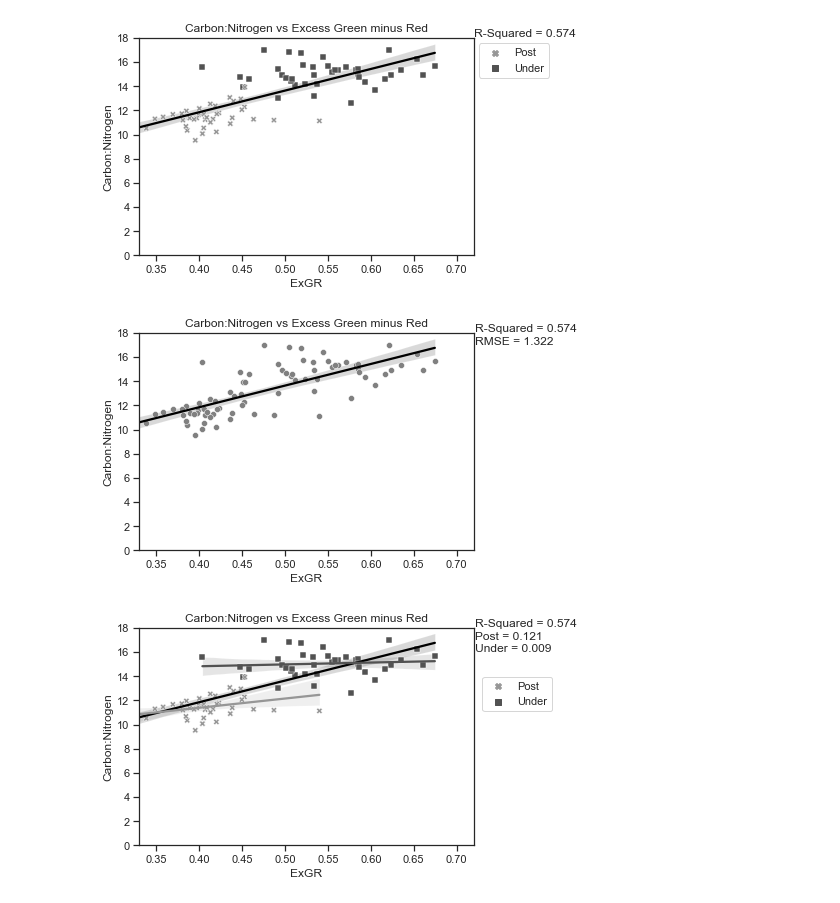
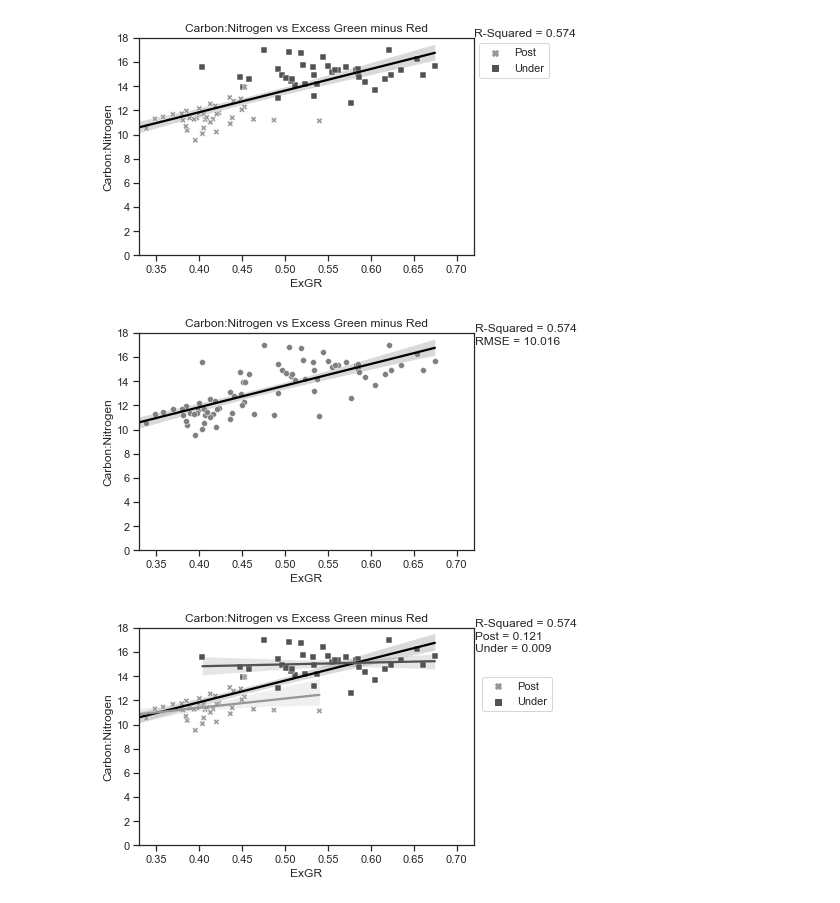
Before and after one commit to LRosen656/USDA_GEMS_TASK1, a Jupyter notebook: 6.0_Plot_Oat_Results.ipynb, the cells around one changed output. Cells and saved outputs as stored; diff of their text form; code cells hidden in the pictures.

```diff
--- a/6.0_Plot_Oat_Results.ipynb
+++ b/6.0_Plot_Oat_Results.ipynb
@@ -815,14 +833,15 @@ plt.savefig(graph_out + "Nitrogen_GLI", bbox_inches = "tight", dpi = 300)
 ## Nitrogen vs GLI
 summary = stats.linregress(Harvest["GLI_Avg_Vegetation"], Harvest["Nitrogen"])
 Correlation.append("Nitrogen_GLI")
+P_Value.append(summary.pvalue)
 R_Squared.append(summary.rvalue**2)
-RMSE.append(np.sqrt(summary.stderr))
-
+RMSE.append(rmse(Harvest["GLI_Avg_Vegetation"], Harvest["Nitrogen"], summary))
+Slope.append(summary.slope)
 
 sns.set_theme(style ="ticks")
 line = sns.regplot(x = "GLI_Avg_Vegetation", y = "Nitrogen", data = Harvest, scatter = False, color = "black")  ## TrendLine
 line.text(.386, 5.1, "R-Squared = " + "{:.3f}".format(summary.rvalue**2)) ## R-Squared
-line.text(.386, 4.8, "RMSE = " + "{:.2f}".format(np.sqrt(summary.stderr))) ## RMSE
+line.text(.386, 4.8, "RMSE = " + "{:.2f}".format(rmse(Harvest["GLI_Avg_Vegetation"], Harvest["Nitrogen"], summary))) ## RMSE
 ax = sns.scatterplot(x = "GLI_Avg_Vegetation", y = "Nitrogen", data = Harvest, color = "Grey")
 ax.set(xlabel = "GLI", ylabel = "Nitrogen (Percent by Biomass)",
        xlim = (0.2, 0.38), ylim = (0,5),
@@ -879,14 +898,15 @@ plt.savefig(graph_out + "Nitrogen_VARI", bbox_inches = "tight", dpi = 300)
 ## Nitrogen vs VARI
 summary = stats.linregress(Harvest["VARI_Avg_Vegetation"], Harvest["Nitrogen"])
 Correlation.append("Nitrogen_VARI")
+P_Value.append(summary.pvalue)
 R_Squared.append(summary.rvalue**2)
-RMSE.append(np.sqrt(summary.stderr))
-
+RMSE.append(rmse(Harvest["VARI_Avg_Vegetation"], Harvest["Nitrogen"], summary))
+Slope.append(summary.slope)
 
 sns.set_theme(style ="ticks")
 line = sns.regplot(x = "VARI_Avg_Vegetation", y = "Nitrogen", data = Harvest, scatter = False, color = "black") ## TrendLine
 line.text(.355, 5.1, "R-Squared = " + "{:.3f}".format(summary.rvalue**2)) ## R-Squared
-line.text(.355, 4.8, "RMSE = " + "{:.2f}".format(np.sqrt(summary.stderr))) ## RMSE
+line.text(.355, 4.8, "RMSE = " + "{:.2f}".format(rmse(Harvest["VARI_Avg_Vegetation"], Harvest["Nitrogen"], summary))) ## RMSE
 ax = sns.scatterplot(x = "VARI_Avg_Vegetation", y = "Nitrogen", data = Harvest, color = "Grey")
 ax.set(xlabel = "VARI", ylabel = "Nitrogen (Percent by Biomass)",
        xlim = (0.15, 0.35), ylim  =(0,5),
@@ -949,14 +969,16 @@ plt.savefig(graph_out + "CN_Greenness", bbox_inches = "tight", dpi = 300)
 ## Carbon:NItrogen vs Greenness
 summary = stats.linregress(Harvest["Green_Avg_Vegetation"], Harvest["Carbon_Nitrogen"])
 Correlation.append("CN_Green")
+P_Value.append(summary.pvalue)
 R_Squared.append(summary.rvalue**2)
-RMSE.append(np.sqrt(summary.stderr))
+RMSE.append(rmse(Harvest["Green_Avg_Vegetation"], Harvest["Carbon_Nitrogen"], summary))
+Slope.append(summary.slope)
 
 
 sns.set_theme(style ="ticks")
 line = sns.regplot(x = "Green_Avg_Vegetation", y = "Carbon_Nitrogen", data = Harvest, scatter = False, color = "black")  ## TrendLine
 line.text(.531, 18.1, "R-Squared = " + "{:.3f}".format(summary.rvalue**2)) ## R-Squared
-line.text(.531, 17, "RMSE = " + "{:.2f}".format(np.sqrt(summary.stderr))) ## RMSE
+line.text(.531, 17, "RMSE = " + "{:.2f}".format(rmse(Harvest["Green_Avg_Vegetation"], Harvest["Carbon_Nitrogen"], summary))) ## RMSE
 ax = sns.scatterplot(x = "Green_Avg_Vegetation", y = "Carbon_Nitrogen", data = Harvest, color = "Grey")
 
 ax.set(xlabel = r"$R_{Green(N)}$", ylabel = "Carbon:Nitrogen",
@@ -1020,14 +1042,16 @@ plt.savefig(graph_out + "CN_EXG", bbox_inches = "tight", dpi = 300)
 ## Carbon:Nitrogen vs EXG
 summary = stats.linregress(Harvest["EXG_Avg_Vegetation"], Harvest["Carbon_Nitrogen"])
 Correlation.append("CN_EXG")
+P_Value.append(summary.pvalue)
 R_Squared.append(summary.rvalue**2)
-RMSE.append(np.sqrt(summary.stderr))
+RMSE.append(rmse(Harvest["EXG_Avg_Vegetation"], Harvest["Carbon_Nitrogen"], summary))
+Slope.append(summary.slope)
 
 
 sns.set_theme(style ="ticks")
 line = sns.regplot(x = "EXG_Avg_Vegetation", y = "Carbon_Nitrogen", data = Harvest, scatter = False, color = "black")  ## TrendLine
 line.text(.61, 18.1, "R-Squared = " + "{:.3f}".format(summary.rvalue**2)) ## R-Squared
-line.text(.61, 17, "RMSE = " + "{:.3f}".format(np.sqrt(summary.stderr))) ## RMSE
+line.text(.61, 17, "RMSE = " + "{:.3f}".format(rmse(Harvest["EXG_Avg_Vegetation"], Harvest["Carbon_Nitrogen"], summary))) ## RMSE
 ax = sns.scatterplot(x = "EXG_Avg_Vegetation", y = "Carbon_Nitrogen", data = Harvest, color = "Grey")
 ax.set(xlabel = "ExG", ylabel = "Carbon:Nitrogen",
        xlim = (0.33, 0.6), ylim = (0, 18),
@@ -1083,25 +1107,27 @@ plt.savefig(graph_out + "CN_EXGR", bbox_inches = "tight", dpi = 300)
 # %%
 ## Carbon:Nitrogen vs EXGR
 summary = stats.linregress(Harvest["EXGR_Avg_Vegetation"], Harvest["Carbon_Nitrogen"])
 Correlation.append("CN_EXGR")
+P_Value.append(summary.pvalue)
 R_Squared.append(summary.rvalue**2)
-RMSE.append(np.sqrt(summary.stderr))
+RMSE.append(rmse(Harvest["EXGR_Avg_Vegetation"], Harvest["Carbon_Nitrogen"], summary))
+Slope.append(summary.slope)
 
 
 sns.set_theme(style ="ticks")
 line = sns.regplot(x = "EXGR_Avg_Vegetation", y = "Carbon_Nitrogen", data = Harvest, scatter = False, color = "black")  ## TrendLine
 line.text(.721, 18.1, "R-Squared = " + "{:.3f}".format(summary.rvalue**2)) ## R-Squared
-line.text(.721, 17, "RMSE = " + "{:.3f}".format(np.sqrt(summary.stderr))) ## RMSE
+line.text(.721, 17, "RMSE = " + "{:.3f}".format(rmse(Harvest["EXGR_Avg_Vegetation"], Harvest["Nitrogen"], summary))) ## RMSE
 ax = sns.scatterplot(x = "EXGR_Avg_Vegetation", y = "Carbon_Nitrogen", data = Harvest, color = "Grey")
 ax.set(xlabel = "ExGR", ylabel = "Carbon:Nitrogen",
        xlim = (0.33, 0.72), ylim = (0, 18),
        title = "Carbon:Nitrogen vs Excess Green minus Red")
 
 
 
 plt.savefig(graph_out + "CN_EXGR_C", bbox_inches = "tight", dpi = 300)
 # %% [output]
-[figure, old version]
+[figure, new version]
 # %%
 ## Carbon:Nitrogen vs EXGR
 summary = stats.linregress(Harvest["EXGR_Avg_Vegetation"], Harvest["Carbon_Nitrogen"])
```
Also changed, not shown: parts of 18 cells of this notebook, 48 other files.
